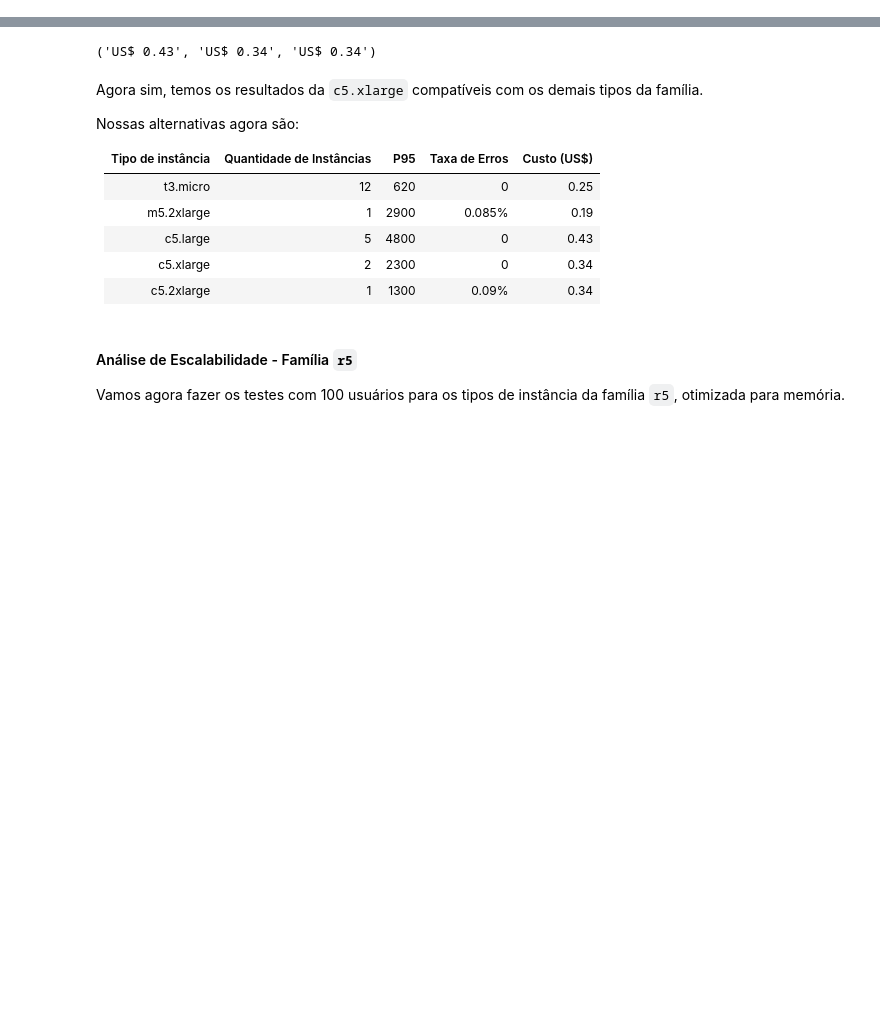
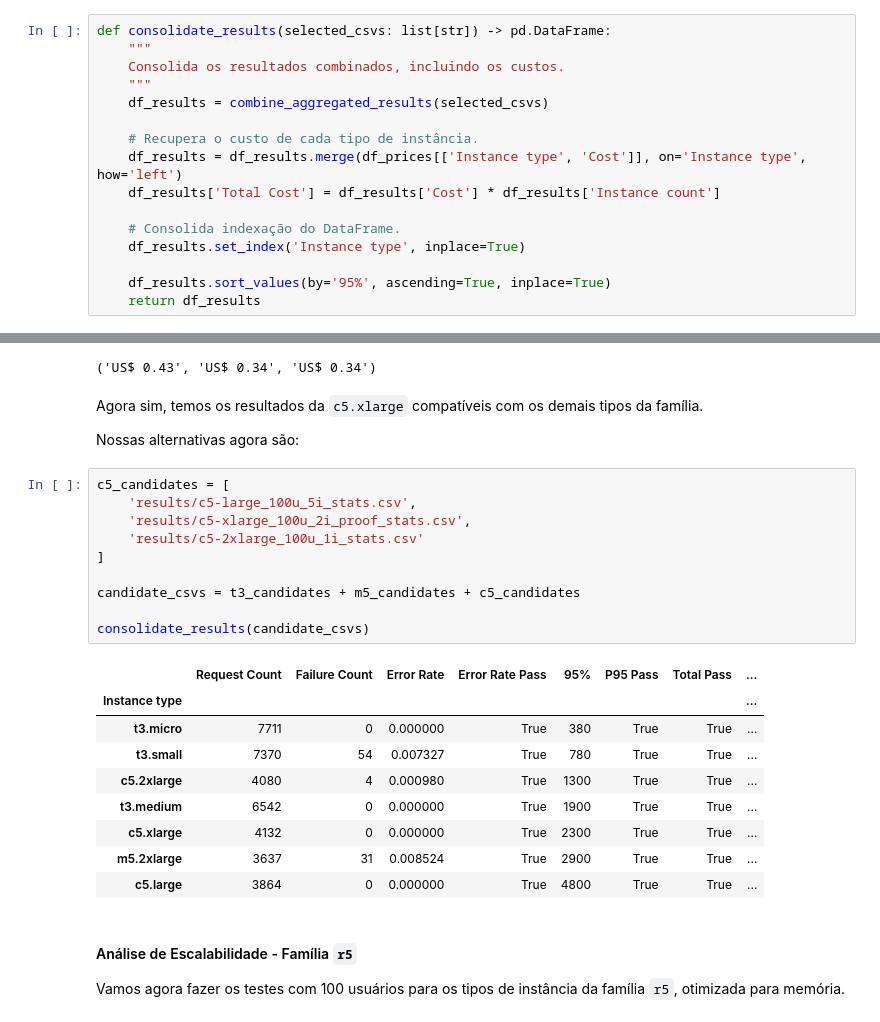
Before and after one commit to jonasluz/DIA.X540.cloud-ai, a Jupyter notebook: Project-4/Project-4.ipynb, the cells around one changed output, grey strips where cells are left out. Cells and saved outputs as stored; diff of their text form; blank space fills up the shorter version.

```diff
--- a/Project-4/Project-4.ipynb
+++ b/Project-4/Project-4.ipynb
@@ -330,0 +357,16 @@ As observações que se pode depreender dos resultados obtidos para 500 usuário
+# %%
+def consolidate_results(selected_csvs: list[str]) -> pd.DataFrame:
+    """
+    Consolida os resultados combinados, incluindo os custos.
+    """
+    df_results = combine_aggregated_results(selected_csvs)
+
+    # Recupera o custo de cada tipo de instância.
+    df_results = df_results.merge(df_prices[['Instance type', 'Cost']], on='Instance type', how='left')
+    df_results['Total Cost'] = df_results['Cost'] * df_results['Instance count']
+
+    # Consolida indexação do DataFrame.
+    df_results.set_index('Instance type', inplace=True)
+
+    df_results.sort_values(by='95%', ascending=True, inplace=True)
+    return df_results
@@ -503,14 +551,26 @@ cost_of('c5.large', 5), cost_of('c5.xlarge', 2), cost_of('c5.2xlarge', 1)
 Agora sim, temos os resultados da `c5.xlarge` compatíveis com os demais tipos da família.
 
 Nossas alternativas agora são:
-
-| Tipo de instância | Quantidade de Instâncias | P95 | Taxa de Erros | Custo (US$) |
-| --- | --- | --- | --- | --- |
-| t3.micro | 12 | 620 | 0 | 0.25 |
-| m5.2xlarge | 1 | 2900 | 0.085% | 0.19 |
-| c5.large | 5 | 4800 | 0 | 0.43 |
-| c5.xlarge | 2 | 2300 | 0 | 0.34 |
-| c5.2xlarge | 1 | 1300 | 0.09% | 0.34 |
+# %%
+c5_candidates = [
+    'results/c5-large_100u_5i_stats.csv',
+    'results/c5-xlarge_100u_2i_proof_stats.csv',
+    'results/c5-2xlarge_100u_1i_stats.csv'
+]
+
+candidate_csvs = t3_candidates + m5_candidates + c5_candidates
+
+consolidate_results(candidate_csvs)
+# %% [output]
+|  | Request Count | Failure Count | Error Rate | Error Rate Pass | 95% | P95 Pass | Total Pass | ... |
+| Instance type |  |  |  |  |  |  |  | ... |
+| t3.micro | 7711 | 0 | 0.000000 | True | 380 | True | True | ... |
+| t3.small | 7370 | 54 | 0.007327 | True | 780 | True | True | ... |
+| c5.2xlarge | 4080 | 4 | 0.000980 | True | 1300 | True | True | ... |
+| t3.medium | 6542 | 0 | 0.000000 | True | 1900 | True | True | ... |
+| c5.xlarge | 4132 | 0 | 0.000000 | True | 2300 | True | True | ... |
+| m5.2xlarge | 3637 | 31 | 0.008524 | True | 2900 | True | True | ... |
+| c5.large | 3864 | 0 | 0.000000 | True | 4800 | True | True | ... |
 # %% [markdown]
 #### Análise de Escalabilidade - Família `r5`
 
```
Also changed, not shown: parts of 55 cells of this notebook, 8 other files.
